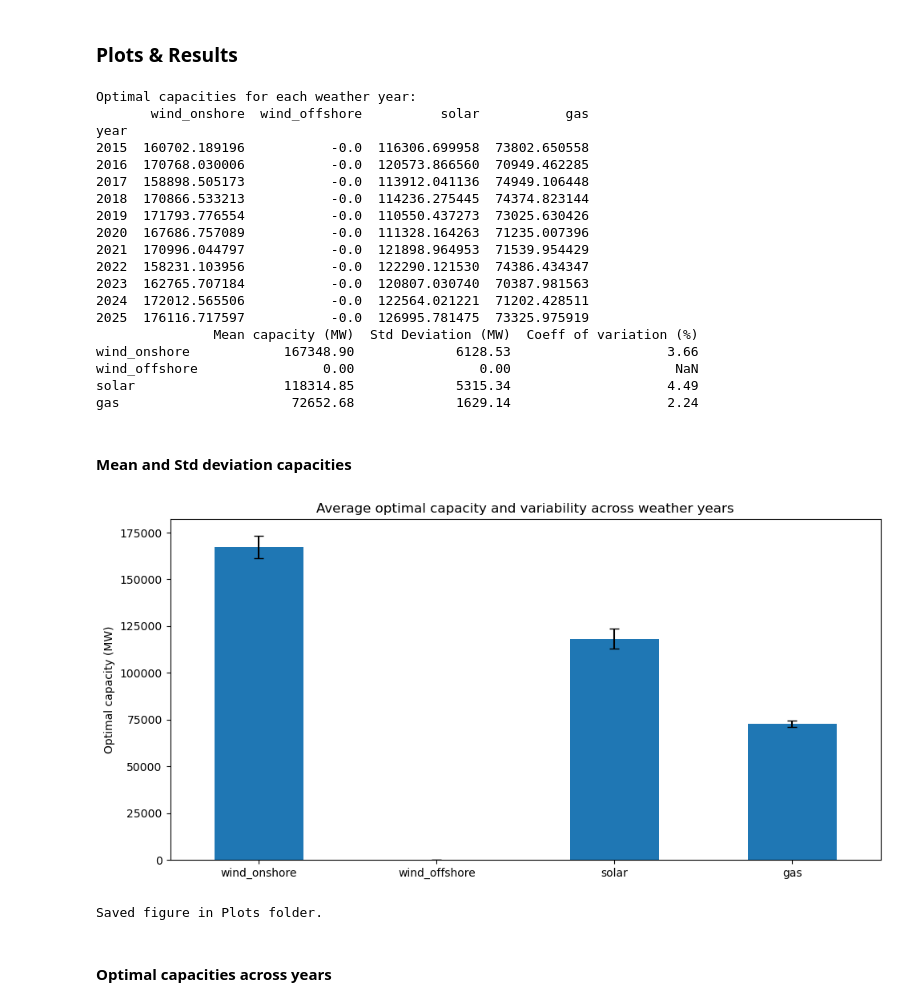
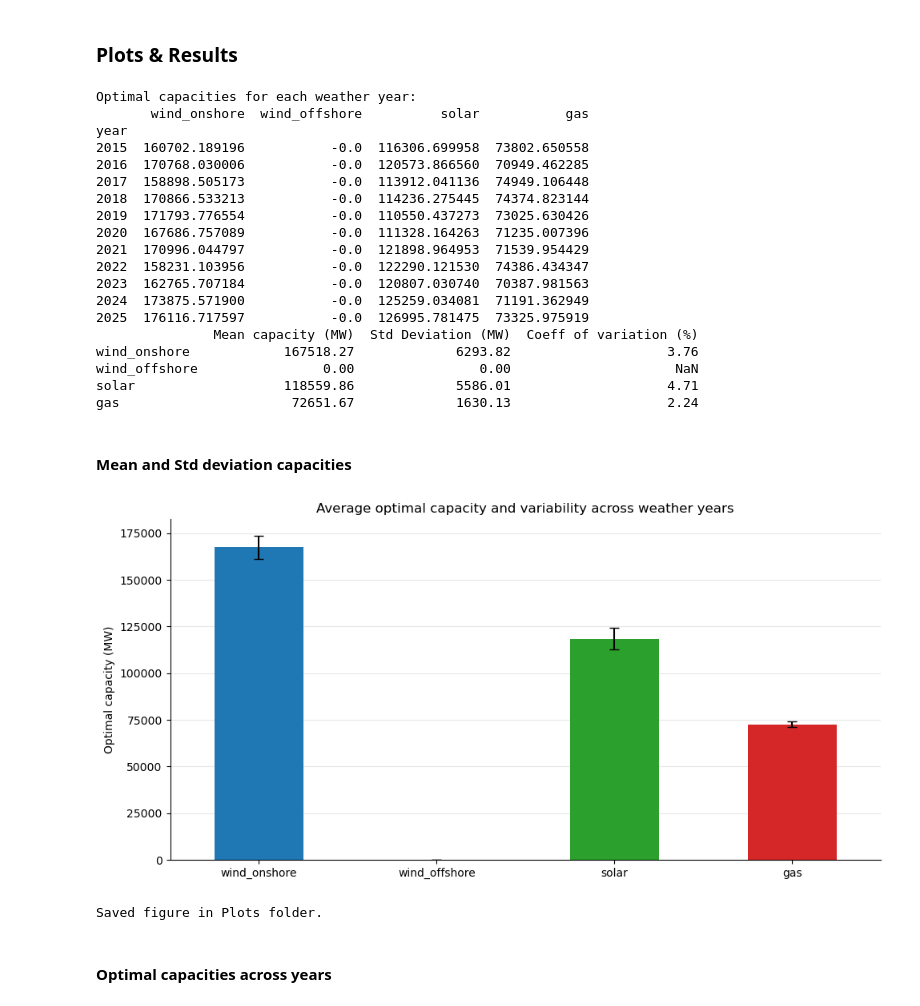
Before and after one commit to fortero23/Integrated_Energy_Grids, a Jupyter notebook: Modules/Assignment1.ipynb, the cells around one changed output. Saved outputs shown, nothing was run; the diff lists cells and outputs as text; code cells hidden in the pictures.

```diff
--- a/Modules/Assignment1.ipynb
+++ b/Modules/Assignment1.ipynb
@@ -167,10 +167,10 @@ Choose one country/region/city/system and calculate the optimal capacities for r
 Data taken from:
 https://energy-charts.info/charts/installed_power/chart.htm?l=en&c=DE&year=2024
 # %%
-WIND_ONSHORE_CAPACITY_MW    = 63590
-WIND_OFFSHORE_CAPACITY_MW   = 9220
-SOLAR_CAPACITY_MW           = 92410
-GAS_INSTALLED_CAPACITY_MW   = 35600
+WIND_ONSHORE_CAPACITY_MW    = 63589
+WIND_OFFSHORE_CAPACITY_MW   = 9215
+SOLAR_CAPACITY_MW           = 100686
+GAS_INSTALLED_CAPACITY_MW   = 35601
 
 wind_onshore_cf     = (df["wind_onshore"] / WIND_ONSHORE_CAPACITY_MW).clip(lower=0, upper=1)
 wind_offshore_cf    = (df["wind_offshore"] / WIND_OFFSHORE_CAPACITY_MW).clip(lower=0, upper=1)
@@ -797,27 +857,46 @@ year
 2021  170996.044797           -0.0  121898.964953  71539.954429
 2022  158231.103956           -0.0  122290.121530  74386.434347
 2023  162765.707184           -0.0  120807.030740  70387.981563
-2024  172012.565506           -0.0  122564.021221  71202.428511
+2024  173875.571900           -0.0  125259.034081  71191.362949
 2025  176116.717597           -0.0  126995.781475  73325.975919
                Mean capacity (MW)  Std Deviation (MW)  Coeff of variation (%)
-wind_onshore            167348.90             6128.53                    3.66
+wind_onshore            167518.27             6293.82                    3.76
 wind_offshore                0.00                0.00                     NaN
-solar                   118314.85             5315.34                    4.49
-gas                      72652.68             1629.14                    2.24
+solar                   118559.86             5586.01                    4.71
+gas                      72651.67             1630.13                    2.24
 # %% [markdown]
 #### Mean and Std deviation capacities
 # %%
-mean_capacity.plot(kind="bar", yerr=std_variability, capsize=4, figsize=(10,5))
+color_map = {
+    "wind_onshore": "tab:blue",
+    "wind_offshore": "tab:orange",
+    "solar": "tab:green",
+    "gas": "tab:red",
+}
+
+ax = mean_capacity.plot(
+    kind="bar",
+    yerr=std_variability,
+    capsize=4,
+    figsize=(10, 5),
+    color=[color_map.get(name, "gray") for name in mean_capacity.index],
+    zorder=1
+)
+
+ax.spines["top"].set_visible(False)
+ax.spines["right"].set_visible(False)
+ax.set_axisbelow(True)
+ax.grid(axis="y", alpha=0.3)
 plt.ylabel("Optimal capacity (MW)")
 plt.title("Average optimal capacity and variability across weather years")
 plt.xticks(rotation=0)
 plt.tight_layout()
 plt.savefig(PLOTS_DIR / "capacity_variability.png", dpi=200)
 plt.show()
 plt.close()
 print("\nSaved figure in Plots folder.")
 # %% [output]
-[figure, old version]
+[figure, new version]
 Saved figure in Plots folder.
 # %% [markdown]
 #### Optimal capacities across years
```
Also changed, not shown: parts of 25 cells of this notebook, 21 other files.
